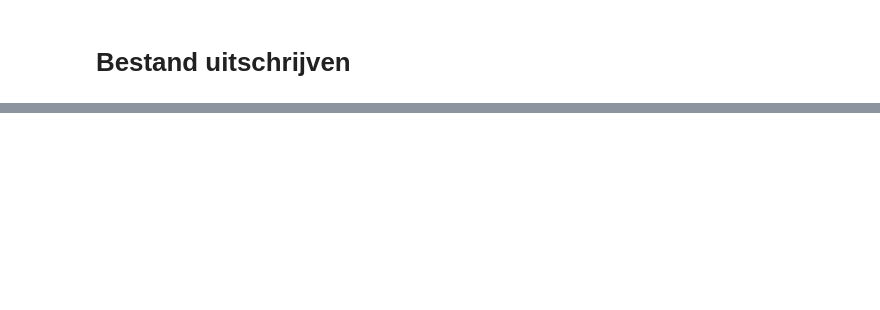
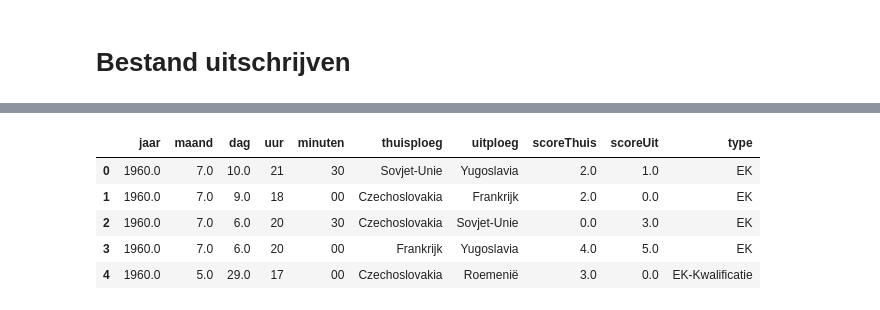
Before and after one commit to Pepijn-VanOotegem/EKProject, a Jupyter notebook: opkuisen/opkuisenFlashscore.ipynb, the cells around one changed output, grey strips where cells are left out. Cells and saved outputs as stored; diff of their text form; code cells hidden in the pictures; blank space fills up the shorter version.

```diff
--- a/opkuisen/opkuisenFlashscore.ipynb
+++ b/opkuisen/opkuisenFlashscore.ipynb
@@ -1043,0 +1036,10 @@ wedstrijden.update(ekPlayOffs)
+# %%
+wedstrijden = wedstrijden[['jaar', 'maand', 'dag', 'uur', 'minuten', 'thuisploeg', 'uitploeg', 'scoreThuis', 'scoreUit', 'type']]
+wedstrijden.head()
+# %% [output]
+|  | jaar | maand | dag | uur | minuten | thuisploeg | uitploeg | scoreThuis | scoreUit | type |
+| 0 | 1960.0 | 7.0 | 10.0 | 21 | 30 | Sovjet-Unie | Yugoslavia | 2.0 | 1.0 | EK |
+| 1 | 1960.0 | 7.0 | 9.0 | 18 | 00 | Czechoslovakia | Frankrijk | 2.0 | 0.0 | EK |
+| 2 | 1960.0 | 7.0 | 6.0 | 20 | 30 | Czechoslovakia | Sovjet-Unie | 0.0 | 3.0 | EK |
+| 3 | 1960.0 | 7.0 | 6.0 | 20 | 00 | Frankrijk | Yugoslavia | 4.0 | 5.0 | EK |
+| 4 | 1960.0 | 5.0 | 29.0 | 17 | 00 | Czechoslovakia | Roemenië | 3.0 | 0.0 | EK-Kwalificatie |
```
Also changed, not shown: parts of 14 cells of this notebook, 6 other files.
